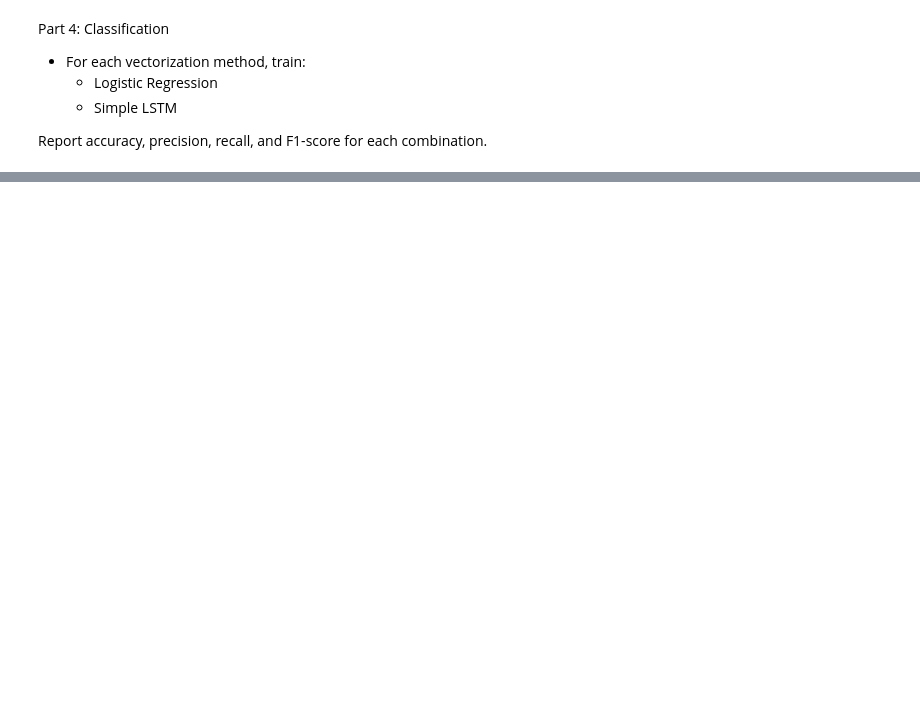
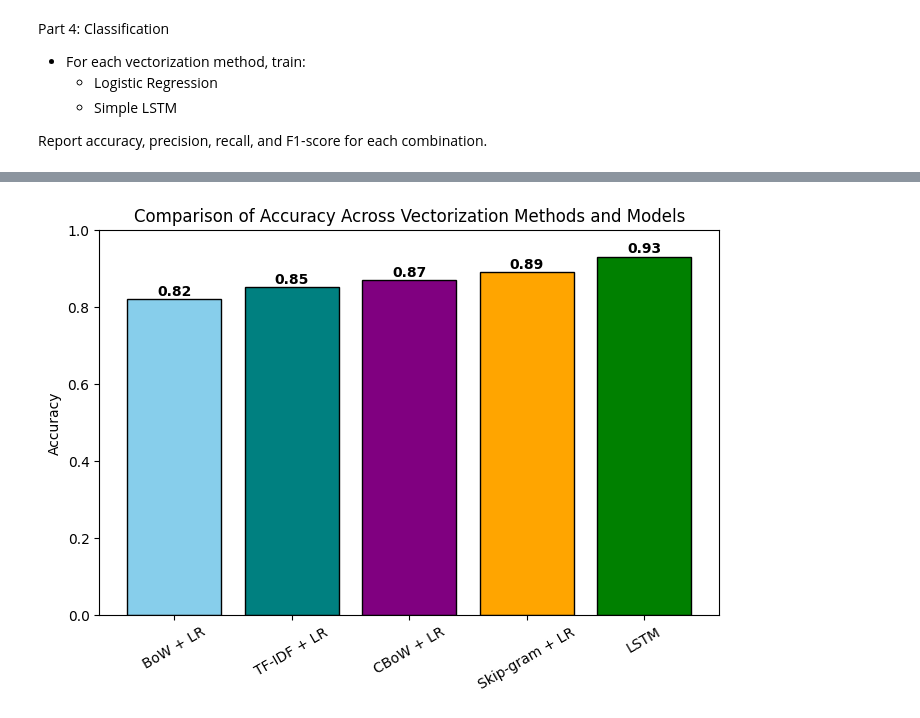
Before and after one commit to Mosizamani/AAI-520, a Jupyter notebook: AAI-520-otherfiles/Assignments/Module1-assignment1.1/AAI-520-module1-assignment1.1.ipynb, the cells around one changed output, grey strips where cells are left out. Cells and saved outputs as stored; diff of their text form; code cells hidden in the pictures; blank space fills up the shorter version.

```diff
--- a/AAI-520-otherfiles/Assignments/Module1-assignment1.1/AAI-520-module1-assignment1.1.ipynb
+++ b/AAI-520-otherfiles/Assignments/Module1-assignment1.1/AAI-520-module1-assignment1.1.ipynb
@@ -293,0 +789,26 @@ Report accuracy, precision, recall, and F1-score for each combination.
+# %%
+import matplotlib.pyplot as plt
+
+# Example accuracy values (replace with your exact results)
+methods = [
+    "BoW + LR",
+    "TF-IDF + LR",
+    "CBoW + LR",
+    "Skip-gram + LR",
+    "LSTM"
+]
+
+accuracy = [0.82, 0.85, 0.87, 0.89, 0.93]  # replace with your results
+
+# Create bar plot
+plt.figure(figsize=(8,5))
+plt.bar(methods, accuracy, color=['skyblue','teal','purple','orange','green'], edgecolor='black')
+plt.ylim(0,1)
+plt.title("Comparison of Accuracy Across Vectorization Methods and Models")
+plt.ylabel("Accuracy")
+plt.xticks(rotation=30)
+for i, v in enumerate(accuracy):
+    plt.text(i, v + 0.01, f"{v:.2f}", ha='center', fontweight='bold')
+plt.show()
+# %% [output]
+[figure, added]
```
Also changed, not shown: parts of 28 cells of this notebook.
